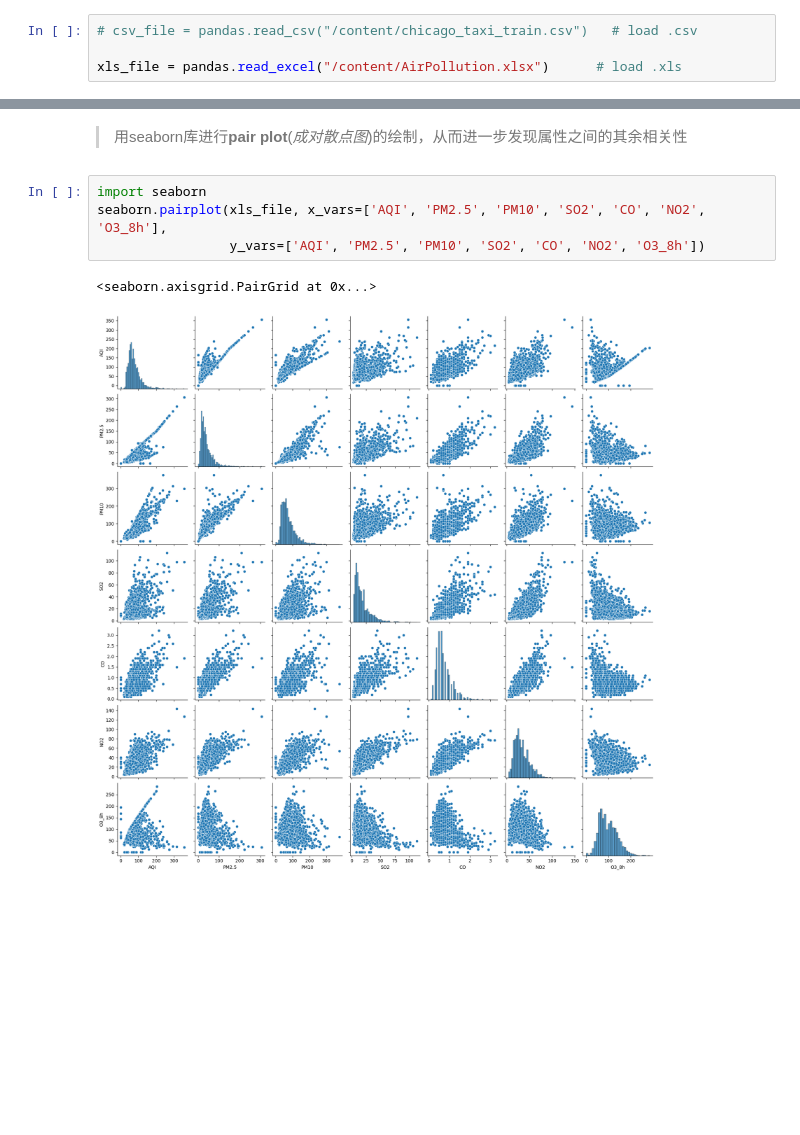
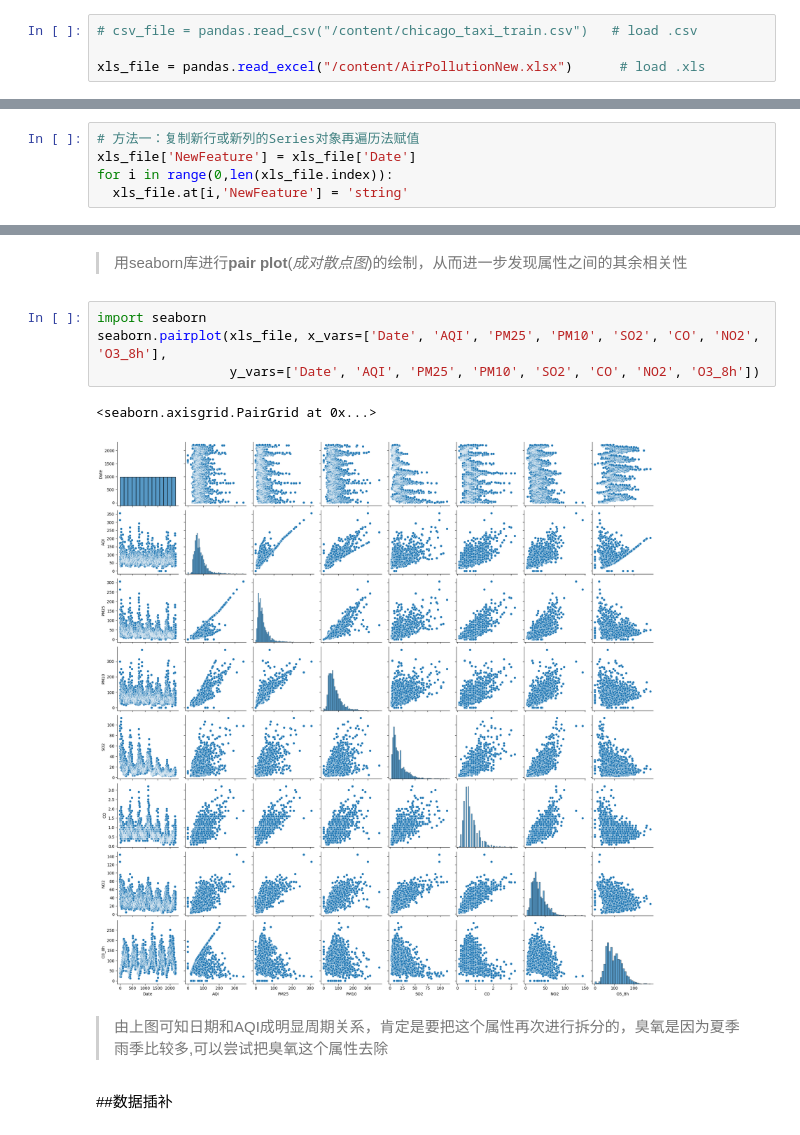
Before and after one commit to ZackWongAPO/Colab, a Jupyter notebook: Pandas.ipynb, the cells around one changed output, grey strips where cells are left out. Drawn from its saved outputs; the diff is of its cells as text; blank space fills up the shorter version.

```diff
--- a/Pandas.ipynb
+++ b/Pandas.ipynb
@@ -36,7 +36,7 @@ Saving AirPollution.xlsx to AirPollution.xlsx
 # %%
 # csv_file = pandas.read_csv("/content/chicago_taxi_train.csv")   # load .csv
 
-xls_file = pandas.read_excel("/content/AirPollution.xlsx")      # load .xls
+xls_file = pandas.read_excel("/content/AirPollutionNew.xlsx")      # load .xls
 # %% [markdown]
 ###查看自己已经加载好的表格
 >至此表格已经加载完毕，可以进行数据预处理和特征工程操作了
@@ -102,0 +138,5 @@ data = xls_file.at[1, '日期'] # 单元格数据本身 = 表格.at[横列索引
+# %%
+# 方法一：复制新行或新列的Series对象再遍历法赋值
+xls_file['NewFeature'] = xls_file['Date']
+for i in range(0,len(xls_file.index)):
+  xls_file.at[i,'NewFeature'] = 'string'
@@ -158,8 +203,12 @@ xls_file.corr(numeric_only = True)
 >用seaborn库进行**pair plot**(*成对散点图*)的绘制，从而进一步发现属性之间的其余相关性
 # %%
 import seaborn
-seaborn.pairplot(xls_file, x_vars=['AQI', 'PM2.5', 'PM10', 'SO2', 'CO', 'NO2', 'O3_8h'],
-                 y_vars=['AQI', 'PM2.5', 'PM10', 'SO2', 'CO', 'NO2', 'O3_8h'])
+seaborn.pairplot(xls_file, x_vars=['Date', 'AQI', 'PM25', 'PM10', 'SO2', 'CO', 'NO2', 'O3_8h'],
+                 y_vars=['Date', 'AQI', 'PM25', 'PM10', 'SO2', 'CO', 'NO2', 'O3_8h'])
 # %% [output]
 <seaborn.axisgrid.PairGrid at 0x...>
-[figure, old version]
+[figure, new version]
+# %% [markdown]
+>由上图可知日期和AQI成明显周期关系，肯定是要把这个属性再次进行拆分的，臭氧是因为夏季雨季比较多,可以尝试把臭氧这个属性去除
+# %% [markdown]
+##数据插补
```
Also changed, not shown: parts of 15 cells of this notebook.
